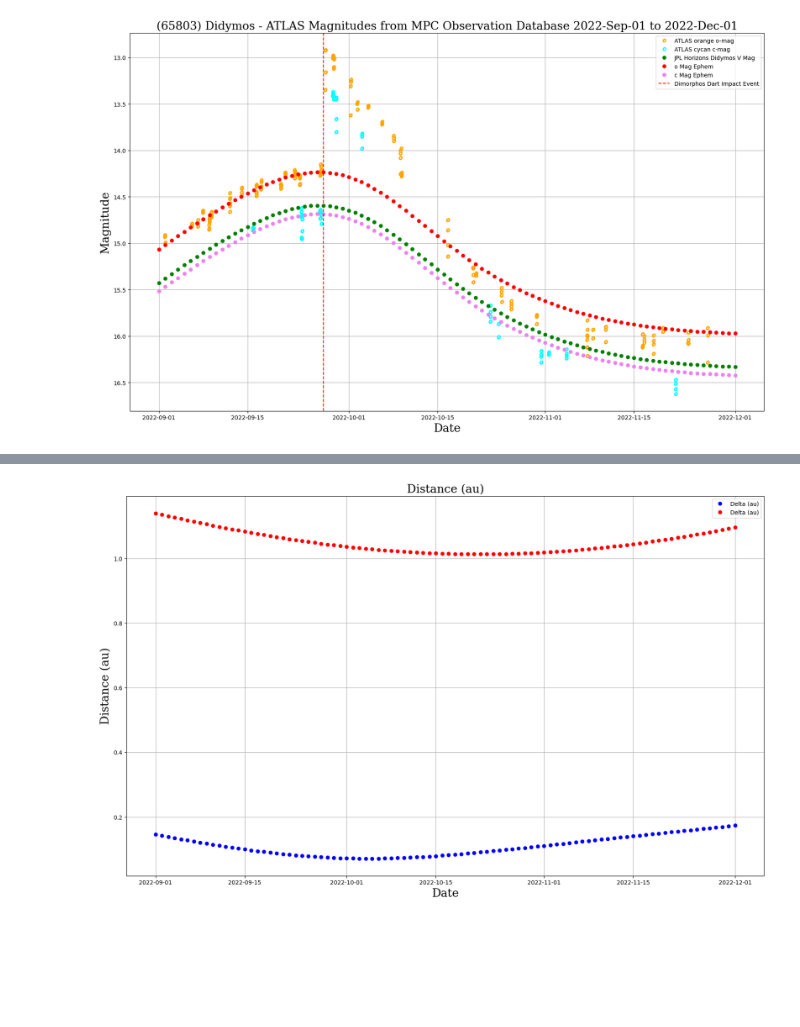
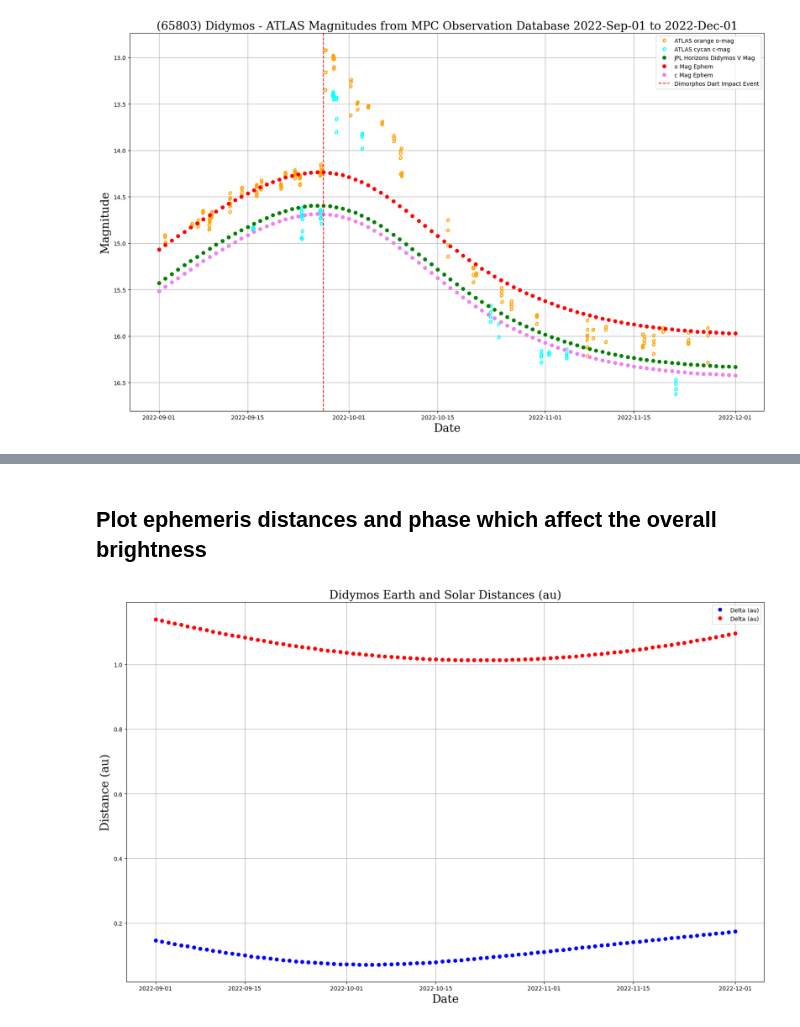
Before and after one commit to CharlesBell/Asteroid-Science-with-Python, a Jupyter notebook: Didymos brightness before and after Dart Impact on Dimorphos.ipynb, the cells around one changed output, grey strips where cells are left out. Saved outputs shown, nothing was run; the diff lists cells and outputs as text; code cells hidden in the pictures; blank space fills up the shorter version.

```diff
--- a/Didymos brightness before and after Dart Impact on Dimorphos.ipynb
+++ b/Didymos brightness before and after Dart Impact on Dimorphos.ipynb
@@ -443,30 +423,25 @@ Total number of astrometric observations 756
 uniquecodes ['M22' 'T05' 'T08' 'W68']
 o or orange band observations span  2022-09-01 22:49:49  to 2022-11-26 15:39:36
 c or cyan band observations span  2022-09-15 19:08:00  to 2022-11-21 13:53:32
+# %% [markdown]
+## Plot ephemeris distances and phase which affect the overall brightness
 # %%
 #%%
 fig, ax = plt.subplots(figsize=(20, 12))
-
 locator = mdates.AutoDateLocator()
-# formatter = mdates.ConciseDateFormatter(locator)
 formatter = mdates.AutoDateFormatter(locator)
-
-#formatter = mdates.AutoDateFormatter(locator, tz=None, defaultfmt='%Y-%m-%d')
 ax.xaxis.set_major_locator(locator)
 ax.xaxis.set_major_formatter(formatter)
-
-# ax.grid(b=True, which='major', axis='both')
 ax.grid()
-ax.set_title('Distance (au)', fontdict=font1)
+ax.set_title('Didymos Earth and Solar Distances (au)', fontdict=font1)
 plt.xlabel('Date', fontdict=font1)
 plt.ylabel('Distance (au)', fontdict=font1)
 ax.plot_date(datetimes, deltavals, label='Delta (au)', color='blue', xdate=True, ydate = False)
 ax.plot_date(datetimes, rhvals, label='Delta (au)', color='red', xdate=True, ydate = False)
-
 ax.legend(loc=0)
 plt.show()
 # %% [output]
-[figure, old version]
+[figure, new version]
 # %%
 #%%
 fig, ax = plt.subplots(figsize=(20, 12))
```
Also changed, not shown: parts of 7 cells of this notebook, 1 other file.
